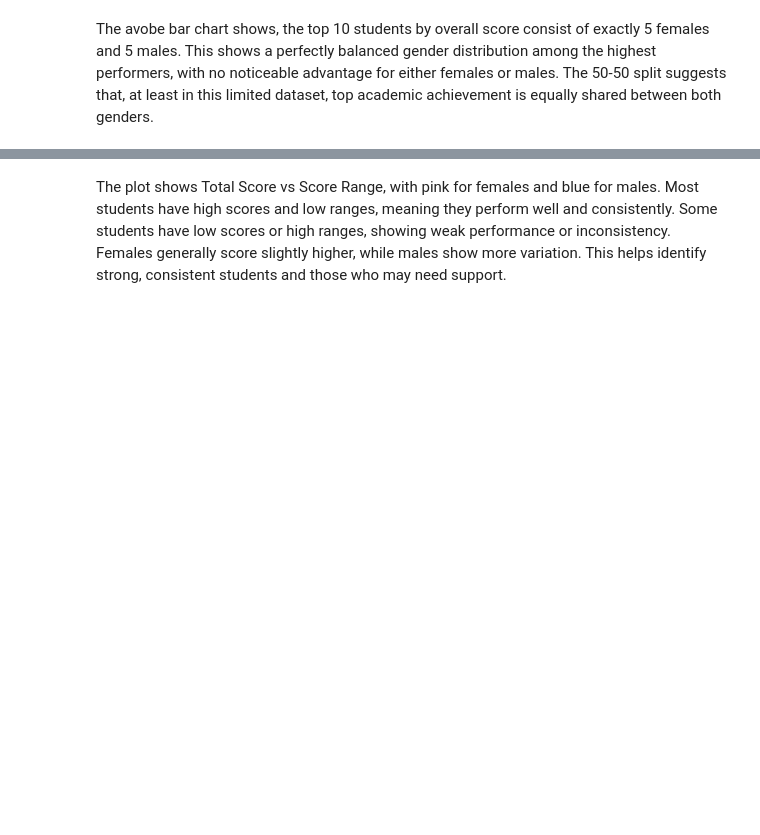
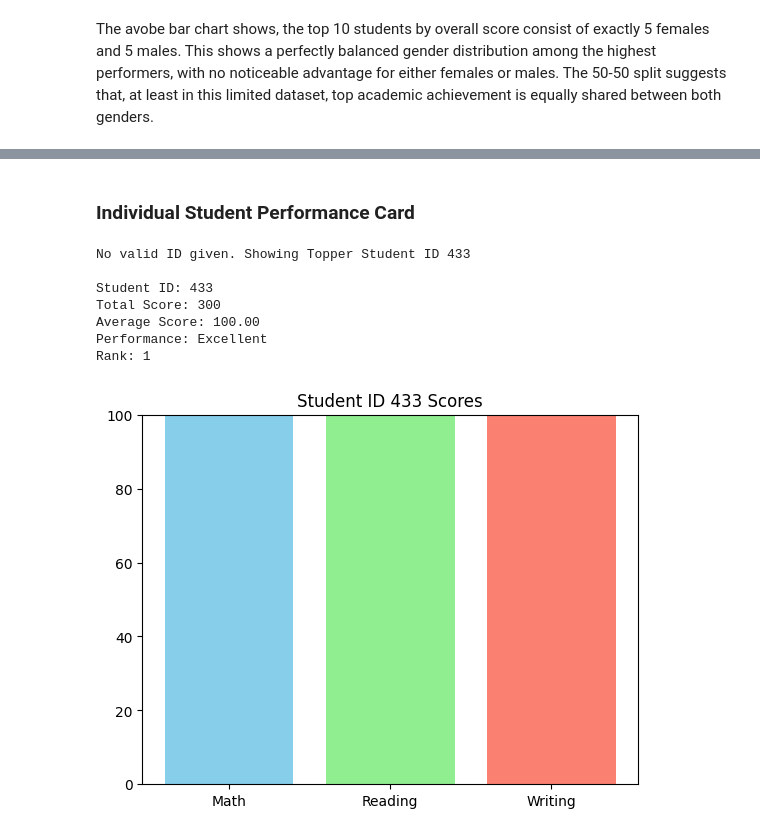
Before and after one commit to shakil-babu/Student-academic-performance-analysis-and-visualization, a Jupyter notebook: code.ipynb, the cells around one changed output, grey strips where cells are left out. Drawn from its saved outputs; the diff is of its cells as text; code cells hidden in the pictures; blank space fills up the shorter version.

Commit message:
udated performance card

```diff
--- a/code.ipynb
+++ b/code.ipynb
@@ -333,12 +303,0 @@ Reading and Writing skills go hand in hand. If a student is good at one, they ar
-# %%
-plt.figure(figsize=(8,5))
-sns.boxplot(data=df, x="PracticeSport", y="AvgScore", palette=['skyblue','lightgreen','salmon'])
-
-# Add actual mean above each box
-gender_avg = df.groupby("PracticeSport")["AvgScore"].mean()
-for i, avg in enumerate(gender_avg):
-    plt.text(i, avg + 0.5, f'{avg:.2f}', ha='center', color='white', weight='bold')
-
-# title and show the plot
-plt.title("Effect of Sports Practice on Average Score")
-plt.show()
@@ -393,7 +339,0 @@ The avobe bar chart shows, the top 10 students by overall score consist of exact
-# %%
-# Total score
-df["TotalScore"] = df[["MathScore","ReadingScore","WritingScore"]].sum(axis=1)
-
-# Score range (max-min)
-df["ScoreRange"] = df[["MathScore","ReadingScore","WritingScore"]].max(axis=1) - \
-                   df[["MathScore","ReadingScore","WritingScore"]].min(axis=1)
@@ -409,2 +340,55 @@ plt.show()
-# %% [markdown]
-The plot shows Total Score vs Score Range, with pink for females and blue for males. Most students have high scores and low ranges, meaning they perform well and consistently. Some students have low scores or high ranges, showing weak performance or inconsistency. Females generally score slightly higher, while males show more variation. This helps identify strong, consistent students and those who may need support.
+# %% [markdown]
+### Individual Student Performance Card
+# %%
+# Add StudentID
+df.insert(0, "StudentID", range(1, len(df)+1))
+
+# Calculate and add totalscore as column
+df["TotalScore"] = df["MathScore"] + df["ReadingScore"] + df["WritingScore"]
+
+
+# Calculate Rank (1 = highest total score)
+df["Rank"] = df["TotalScore"].rank(ascending=False, method='min').astype(int)
+
+# Performance label
+def performanceLabel(avg):
+    if avg >= 85:
+        return "Excellent"
+    elif avg >= 60:
+        return "Average"
+    else:
+        return "Needs Improvement"
+
+# -------- Input Student ID --------
+inputId = input("Enter Student ID (leave blank for topper): ").strip()
+
+if inputId.isdigit() and int(inputId) in df["StudentID"].values:
+    student = df[df["StudentID"] == int(inputId)].iloc[0]
+else:
+    student = df.loc[df["TotalScore"].idxmax()]
+    print(f"No valid ID given. Showing Topper Student ID {student['StudentID']}")
+
+# Show student info
+print(f"\nStudent ID: {student['StudentID']}")
+print(f"Total Score: {student['TotalScore']}")
+print(f"Average Score: {student['AvgScore']:.2f}")
+print(f"Performance: {performanceLabel(student['AvgScore'])}")
+print(f"Rank: {student['Rank']}")
+
+# Plot subject-wise scores
+subjects = ["Math", "Reading", "Writing"]
+scores = [student["MathScore"], student["ReadingScore"], student["WritingScore"]]
+
+plt.bar(subjects, scores, color=['skyblue','lightgreen','salmon'])
+plt.ylim(0, 100)
+plt.title(f"Student ID {student['StudentID']} Scores")
+plt.show()
+# %% [output]
+No valid ID given. Showing Topper Student ID 433
+
+Student ID: 433
+Total Score: 300
+Average Score: 100.00
+Performance: Excellent
+Rank: 1
+[figure, added]
```
Also changed, not shown: parts of 9 cells of this notebook.
